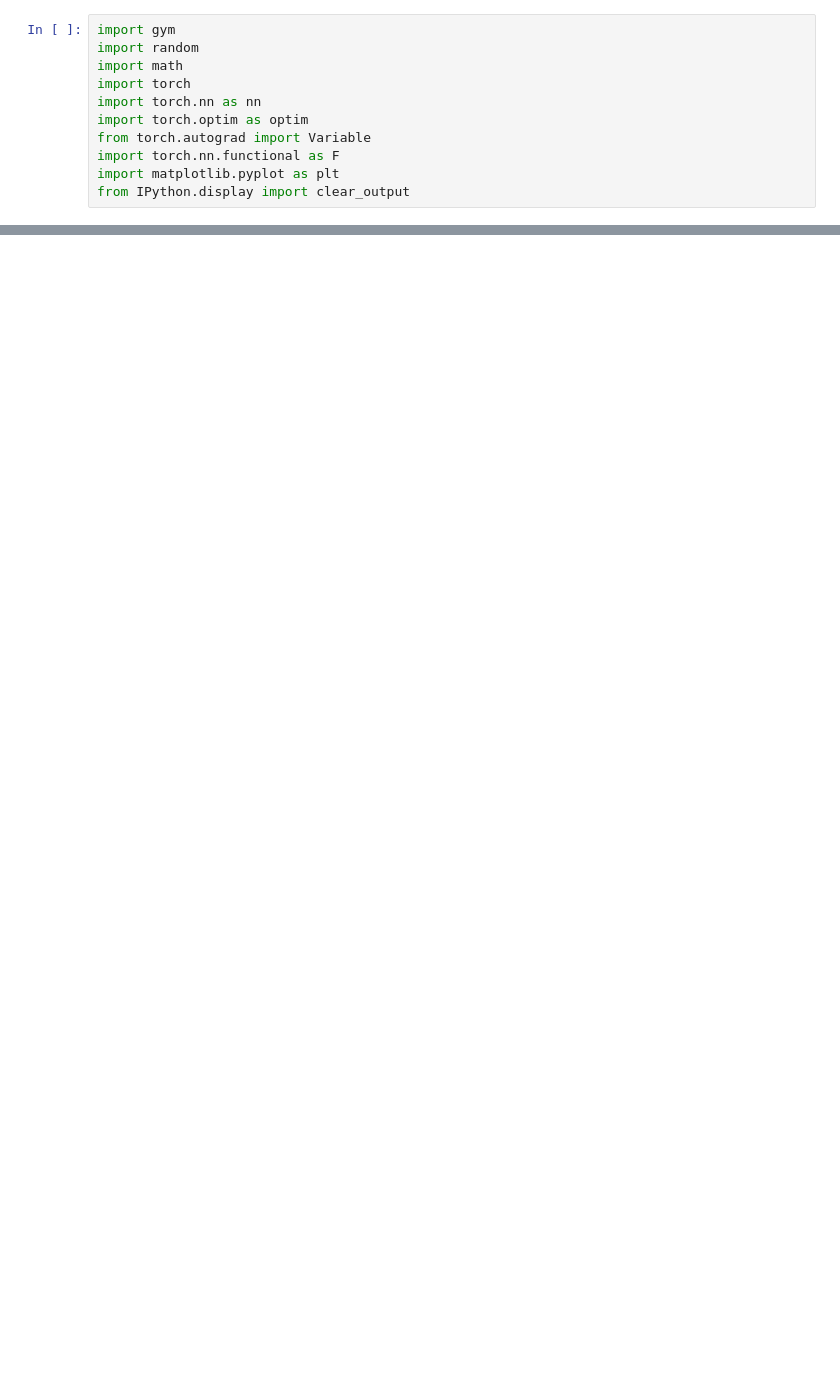
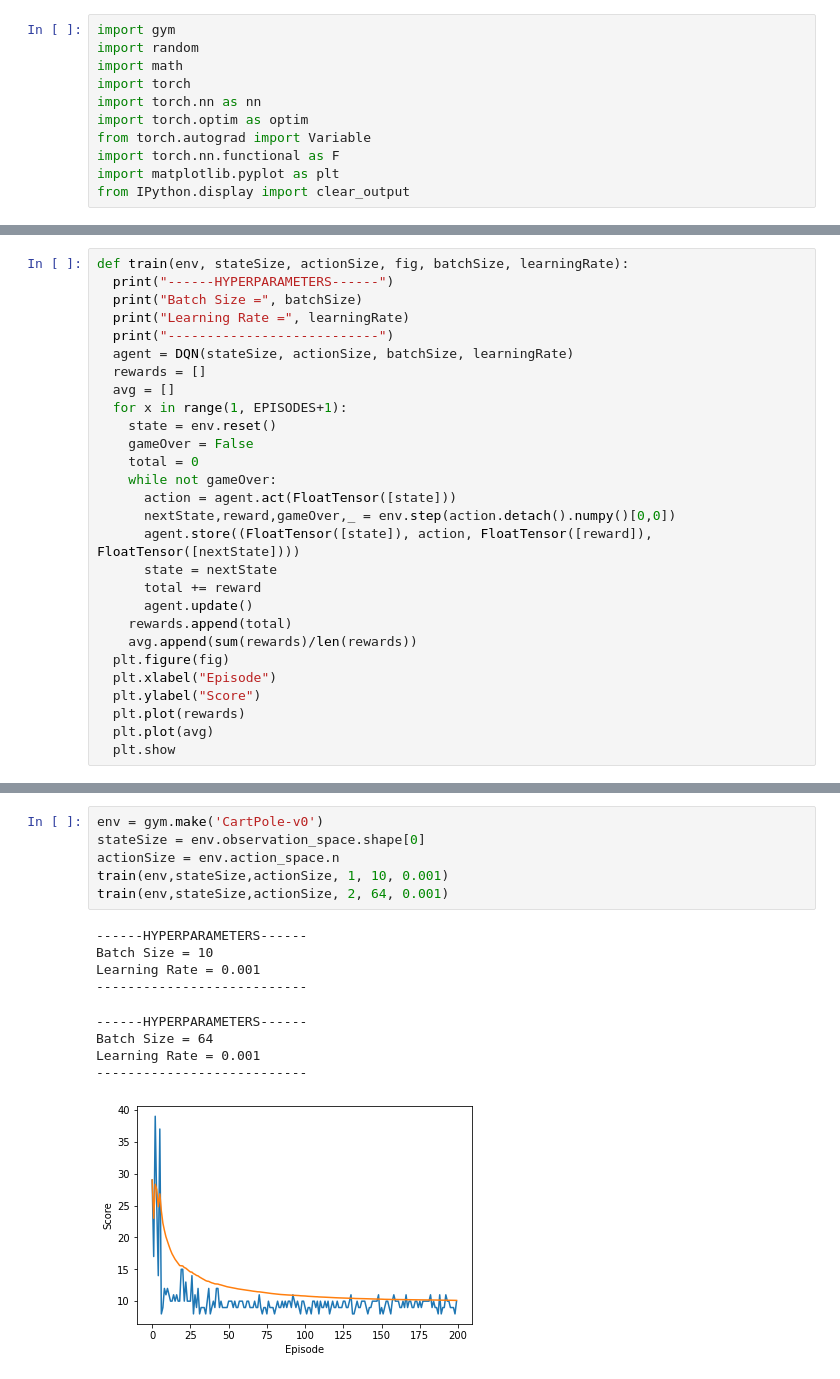
Before and after one commit to akshatshah91/Game-AI, a Jupyter notebook: DQN.ipynb, the cells around one changed output, grey strips where cells are left out. Saved outputs shown, nothing was run; the diff lists cells and outputs as text; blank space fills up the shorter version.

Commit message:
Added hyperparameter comparison

```diff
--- a/DQN.ipynb
+++ b/DQN.ipynb
@@ -71,6 +70,34 @@ class DQN(nn.Module):
       optimizer.step()
       if self.epsilon > EPS_END:
         self.epsilon *= EPS_DECAY
+# %%
+def train(env, stateSize, actionSize, fig, batchSize, learningRate):
+  print("------HYPERPARAMETERS------")
+  print("Batch Size =", batchSize)
+  print("Learning Rate =", learningRate)
+  print("---------------------------")
+  agent = DQN(stateSize, actionSize, batchSize, learningRate)
+  rewards = []
+  avg = []
+  for x in range(1, EPISODES+1):
+    state = env.reset()
+    gameOver = False
+    total = 0
+    while not gameOver:
+      action = agent.act(FloatTensor([state]))
+      nextState,reward,gameOver,_ = env.step(action.detach().numpy()[0,0])
+      agent.store((FloatTensor([state]), action, FloatTensor([reward]), FloatTensor([nextState])))
+      state = nextState
+      total += reward
+      agent.update()
+    rewards.append(total)
+    avg.append(sum(rewards)/len(rewards))
+  plt.figure(fig)
+  plt.xlabel("Episode")
+  plt.ylabel("Score")
+  plt.plot(rewards)
+  plt.plot(avg)
+  plt.show
 # %%
 env = gym.make('CartPole-v1')
 state_size = env.observation_space.shape[0]
@@ -102,0 +130,16 @@ for x in range(1, EPISODES+1):
+# %%
+env = gym.make('CartPole-v0')
+stateSize = env.observation_space.shape[0]
+actionSize = env.action_space.n
+train(env,stateSize,actionSize, 1, 10, 0.001)
+train(env,stateSize,actionSize, 2, 64, 0.001)
+# %% [output]
+------HYPERPARAMETERS------
+Batch Size = 10
+Learning Rate = 0.001
+---------------------------
+------HYPERPARAMETERS------
+Batch Size = 64
+Learning Rate = 0.001
+---------------------------
+[figure, added]
```
Also changed, not shown: parts of 5 cells of this notebook.
